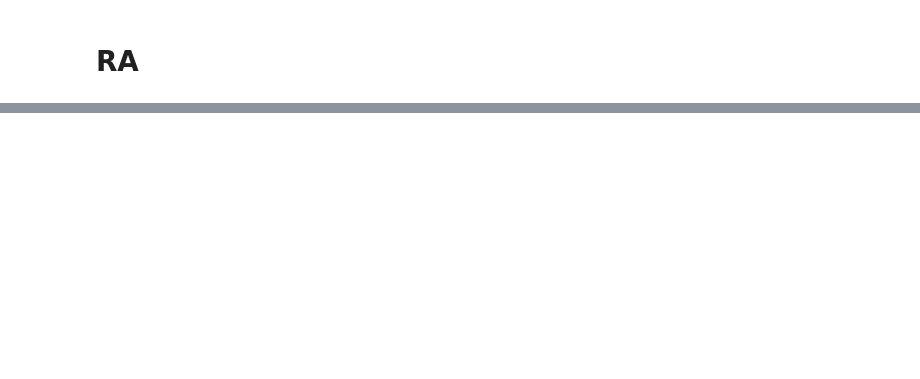
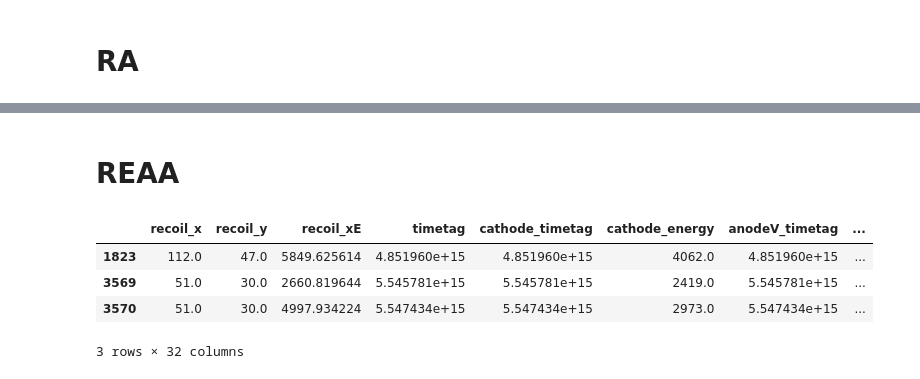
Before and after one commit to JChads4/ppac_code, a Jupyter notebook: analysis_notebook.ipynb, the cells around one changed output, grey strips where cells are left out. Cells and saved outputs as stored; diff of their text form; code cells hidden in the pictures; blank space fills up the shorter version.

```diff
--- a/analysis_notebook.ipynb
+++ b/analysis_notebook.ipynb
@@ -162,0 +198,11 @@ Text(0, 0.5, 'Counts/ 40keV')
+# %% [markdown]
+# REAA
+# %%
+df_REAA = df[df['chain']=='REAA']
+display(df_REAA)
+# %% [output]
+|  | recoil_x | recoil_y | recoil_xE | timetag | cathode_timetag | cathode_energy | anodeV_timetag | ... |
+| 1823 | 112.0 | 47.0 | 5849.625614 | 4.851960e+15 | 4.851960e+15 | 4062.0 | 4.851960e+15 | ... |
+| 3569 | 51.0 | 30.0 | 2660.819644 | 5.545781e+15 | 5.545781e+15 | 2419.0 | 5.545781e+15 | ... |
+| 3570 | 51.0 | 30.0 | 4997.934224 | 5.547434e+15 | 5.547434e+15 | 2973.0 | 5.547434e+15 | ... |
+3 rows × 32 columns
```
Also changed, not shown: parts of 9 cells of this notebook, 1 other file.
